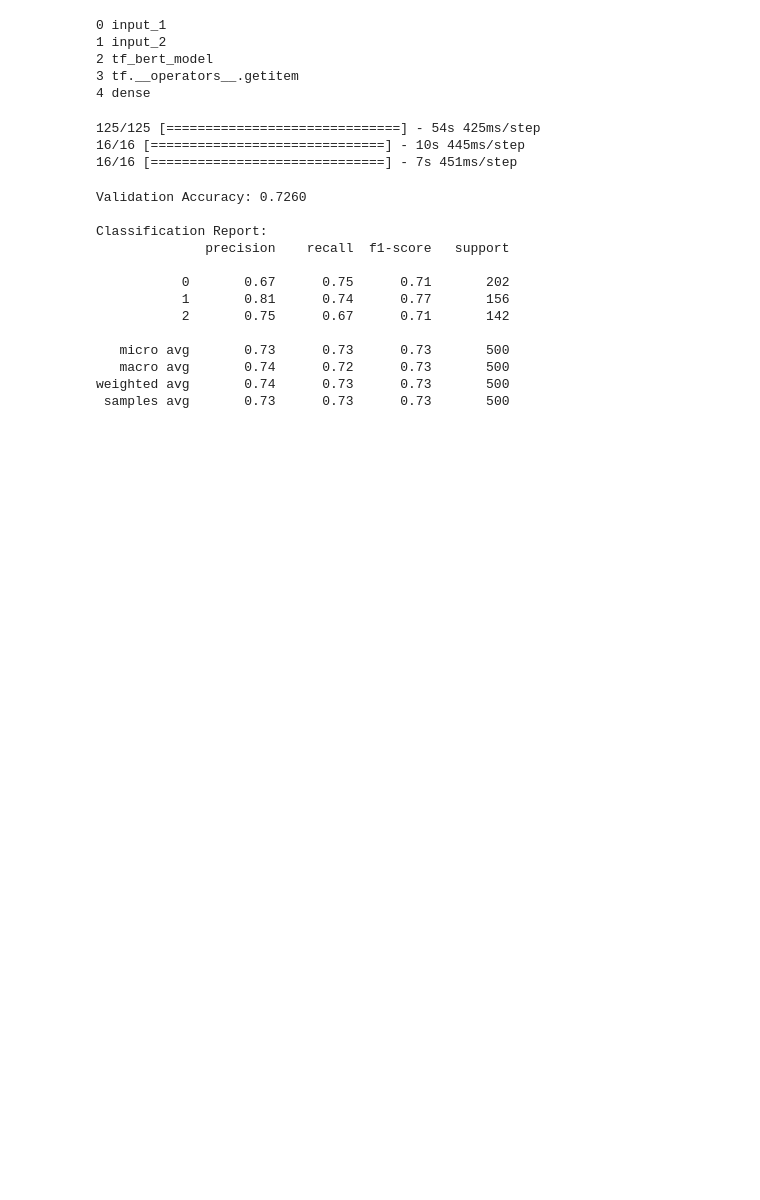
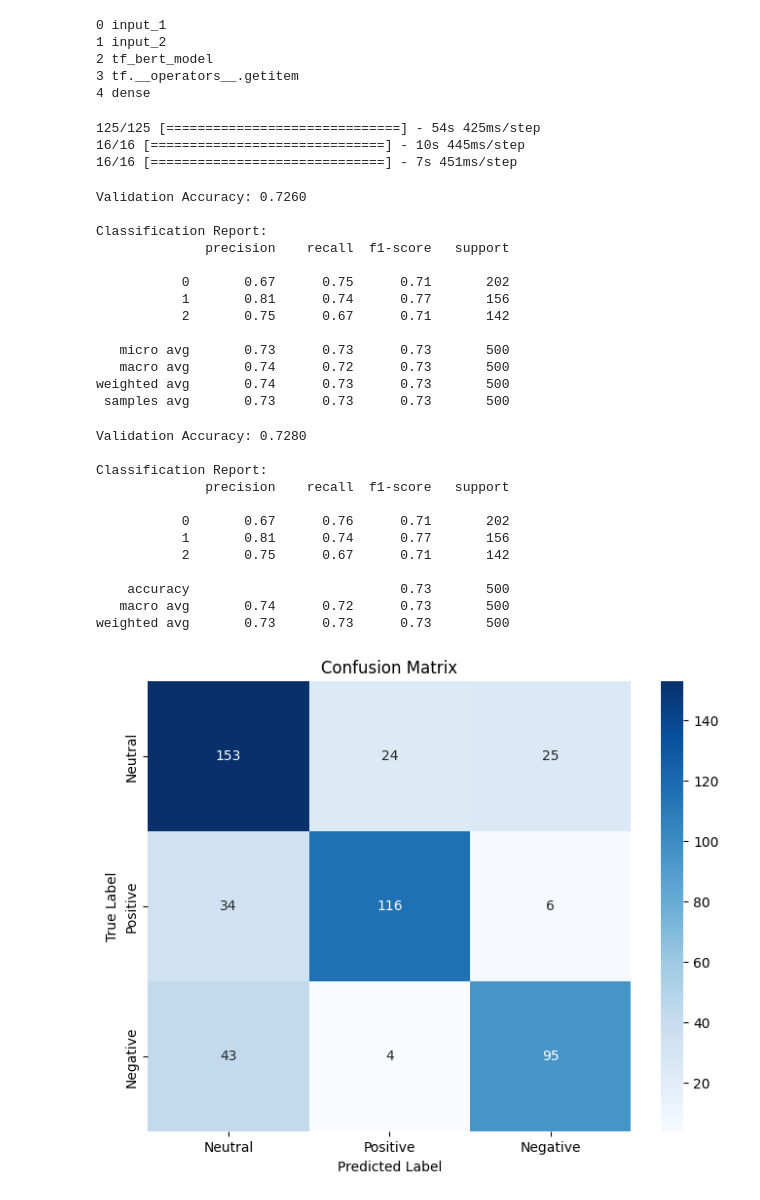
Before and after one commit to ravsssh/Amazon-Sentiment-Analysis, a Jupyter notebook: Amazon Review Sentiment Analysis.ipynb, the cells around one changed output. Saved outputs shown, nothing was run; the diff lists cells and outputs as text; code cells hidden in the pictures; blank space fills up the shorter version.

Commit message:
Created using Colab with random forest and evaluation

```diff
--- a/Amazon Review Sentiment Analysis.ipynb
+++ b/Amazon Review Sentiment Analysis.ipynb
@@ -449,3 +449,57 @@ Classification Report:
    macro avg       0.74      0.72      0.73       500
 weighted avg       0.74      0.73      0.73       500
  samples avg       0.73      0.73      0.73       500
+# %%
+import matplotlib.pyplot as plt
+import seaborn as sns
+from sklearn.metrics import confusion_matrix, classification_report, accuracy_score
+import numpy as np
+
+# Assuming y_valid_le is your one-hot encoded validation labels
+# Convert y_valid_le to single labels if you haven't already
+y_valid_single_label = np.argmax(y_valid_le, axis=1)
+
+# Assuming y_valid_pred is the output of your Random Forest model.
+# If y_valid_pred is in one-hot encoded format or probability distribution,
+# convert it to single labels by taking the argmax.
+# This is crucial to avoid the "multiclass and multilabel-indicator" mix error.
+if y_valid_pred.ndim > 1:  # Check if it's not already single-label
+    y_valid_pred_single_label = np.argmax(y_valid_pred, axis=1)
+else:
+    y_valid_pred_single_label = y_valid_pred # It's already single-label
+
+# Now use the single-label predictions and true values for metrics
+val_accuracy = accuracy_score(y_valid_single_label, y_valid_pred_single_label)
+print(f"Validation Accuracy: {val_accuracy:.4f}")
+print("\nClassification Report:")
+print(classification_report(y_valid_single_label, y_valid_pred_single_label))
+
+# Create the confusion matrix using single labels
+cm = confusion_matrix(y_valid_single_label, y_valid_pred_single_label)
+
+# Define class labels for the plot
+class_labels = ['Neutral', 'Positive', 'Negative']
+
+# Plot the confusion matrix
+plt.figure(figsize=(8, 6))
+sns.heatmap(cm, annot=True, fmt='d', cmap='Blues',
+            xticklabels=class_labels,
+            yticklabels=class_labels)
+plt.xlabel('Predicted Label')
+plt.ylabel('True Label')
+plt.title('Confusion Matrix')
+plt.show()
+# %% [output]
+Validation Accuracy: 0.7280
+
+Classification Report:
+              precision    recall  f1-score   support
+
+           0       0.67      0.76      0.71       202
+           1       0.81      0.74      0.77       156
+           2       0.75      0.67      0.71       142
+
+    accuracy                           0.73       500
+   macro avg       0.74      0.72      0.73       500
+weighted avg       0.73      0.73      0.73       500
+[figure, added]
```
